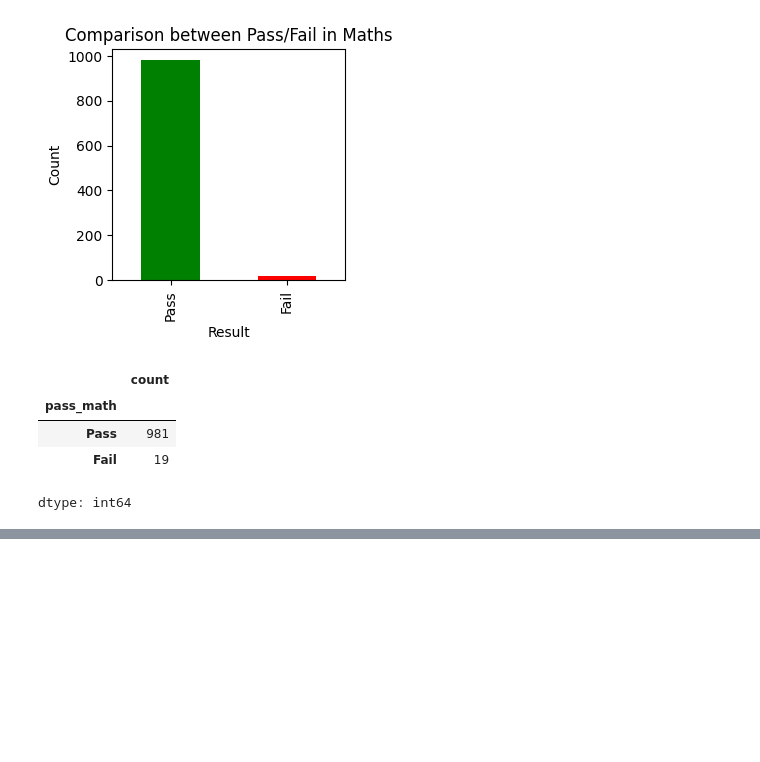
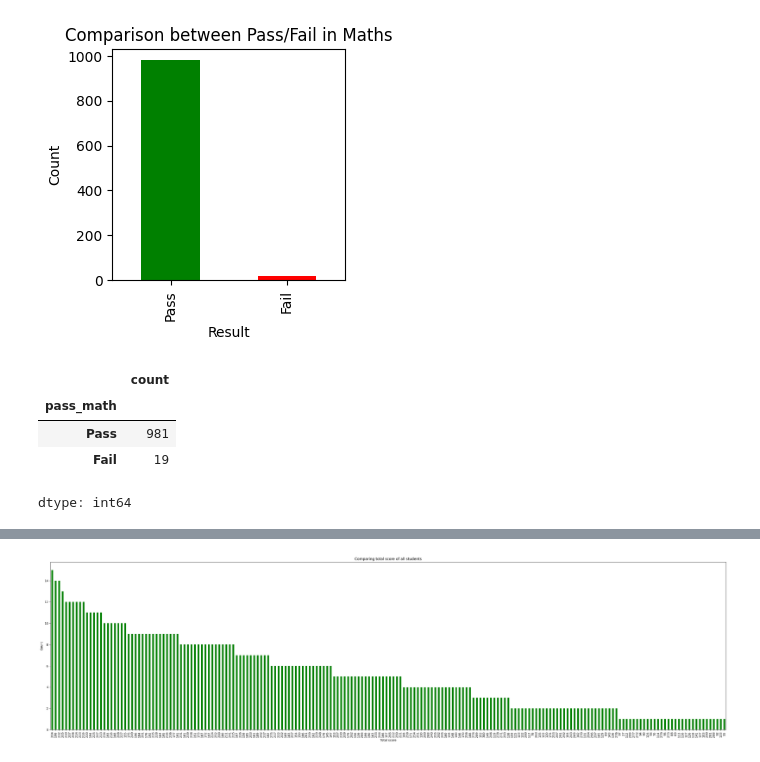
Before and after one commit to RaoFaris/Student-Performance-Analytics-Marks-Prediction-Rules-Engine-non-ML-, a Jupyter notebook: StudentsPerformance.ipynb, the cells around one changed output, grey strips where cells are left out. Cells and saved outputs as stored; diff of their text form; code cells hidden in the pictures; blank space fills up the shorter version.

```diff
--- a/StudentsPerformance.ipynb
+++ b/StudentsPerformance.ipynb
@@ -17,0 +57,12 @@ dtype: int64
+# %%
+sp['total_score']=sp['math score']+sp['reading score']+sp['writing score']
+
+sp['total_score'].value_counts(normalize=True)
+sp['total_score'].value_counts(dropna=True).plot.bar(color='green',figsize=(40,10))
+
+plt.title('Comparing total score of all students')
+plt.xlabel('Total score')
+plt.ylabel('Count')
+plt.show()
+# %% [output]
+[figure, added]
```
Also changed, not shown: parts of 4 cells of this notebook.
